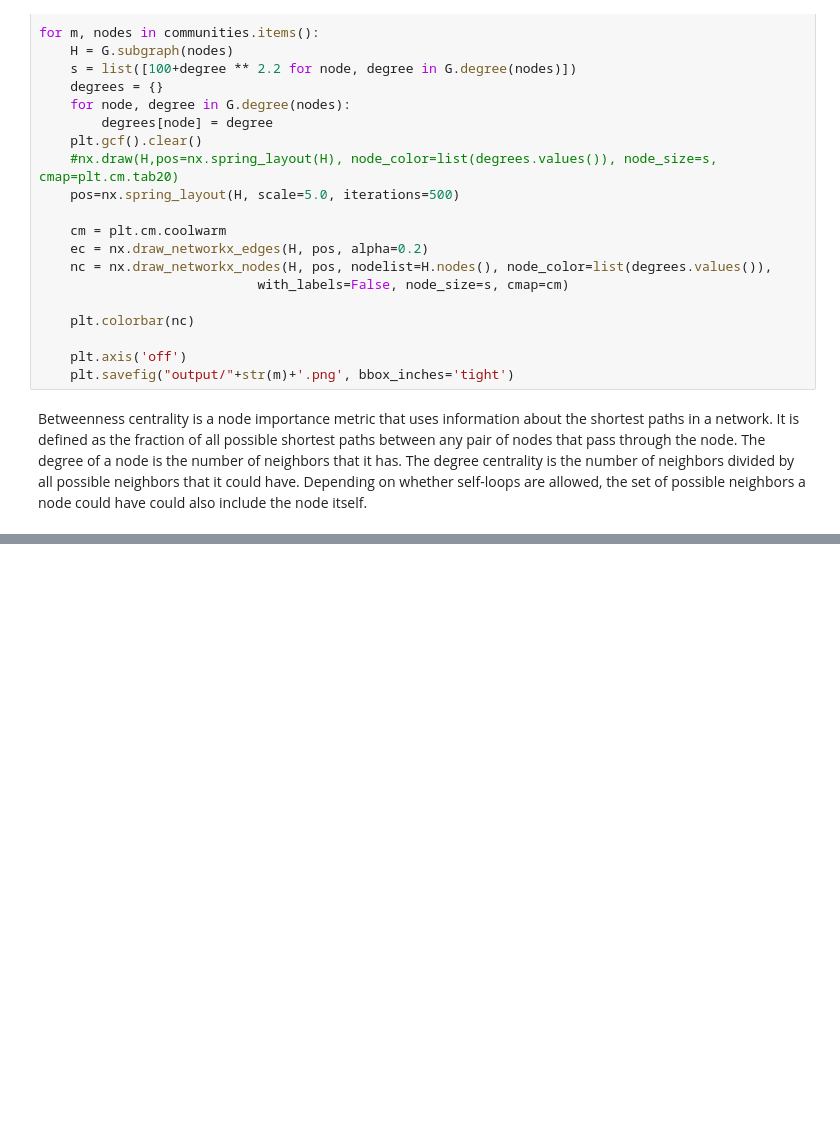
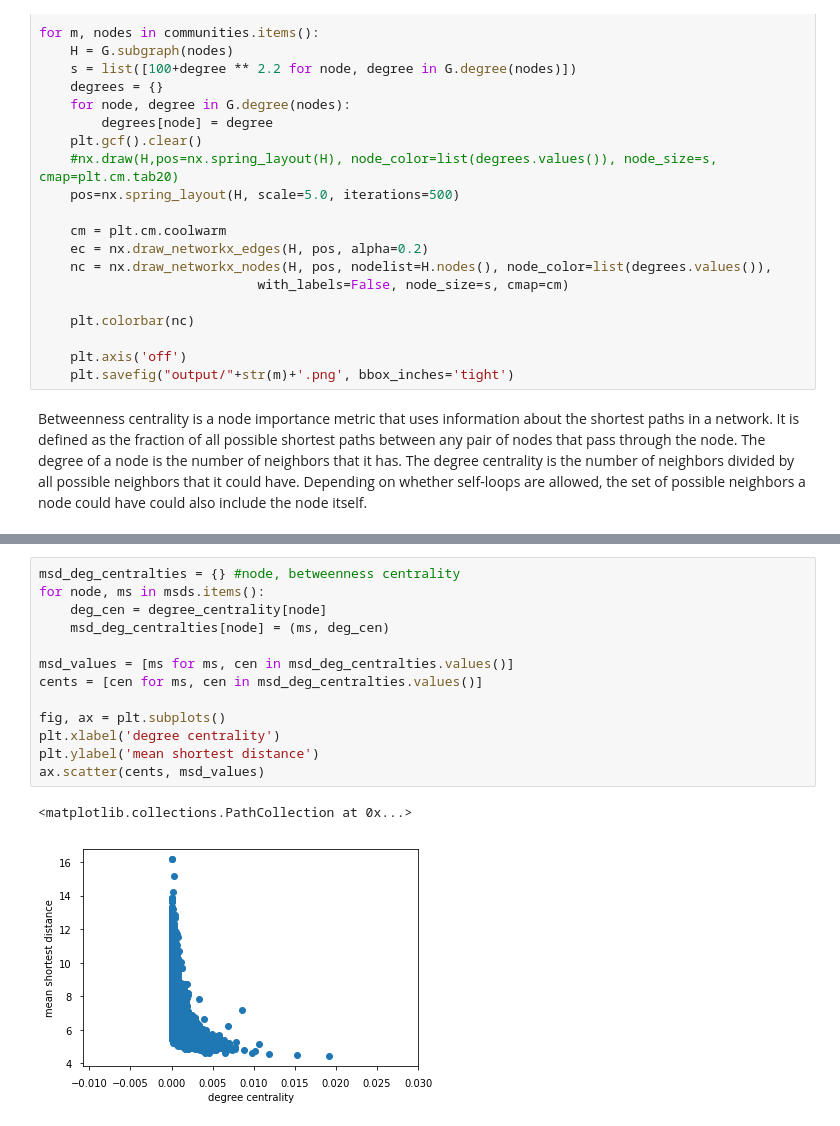
Before and after one commit to mariusgiger/network-analysis-pgp, a Jupyter notebook: PGP - Communities.ipynb, the cells around one changed output, grey strips where cells are left out. Drawn from its saved outputs; the diff is of its cells as text; blank space fills up the shorter version.

```diff
--- a/PGP - Communities.ipynb
+++ b/PGP - Communities.ipynb
@@ -137,0 +203,16 @@ ax.add_line(l)
+# %%
+msd_deg_centralties = {} #node, betweenness centrality
+for node, ms in msds.items():
+    deg_cen = degree_centrality[node]
+    msd_deg_centralties[node] = (ms, deg_cen)
+
+msd_values = [ms for ms, cen in msd_deg_centralties.values()]
+cents = [cen for ms, cen in msd_deg_centralties.values()]
+
+fig, ax = plt.subplots()
+plt.xlabel('degree centrality')
+plt.ylabel('mean shortest distance')
+ax.scatter(cents, msd_values)
+# %% [output]
+<matplotlib.collections.PathCollection at 0x...>
+[figure, added]
```
Also changed, not shown: parts of 13 cells of this notebook, 1 other file.
